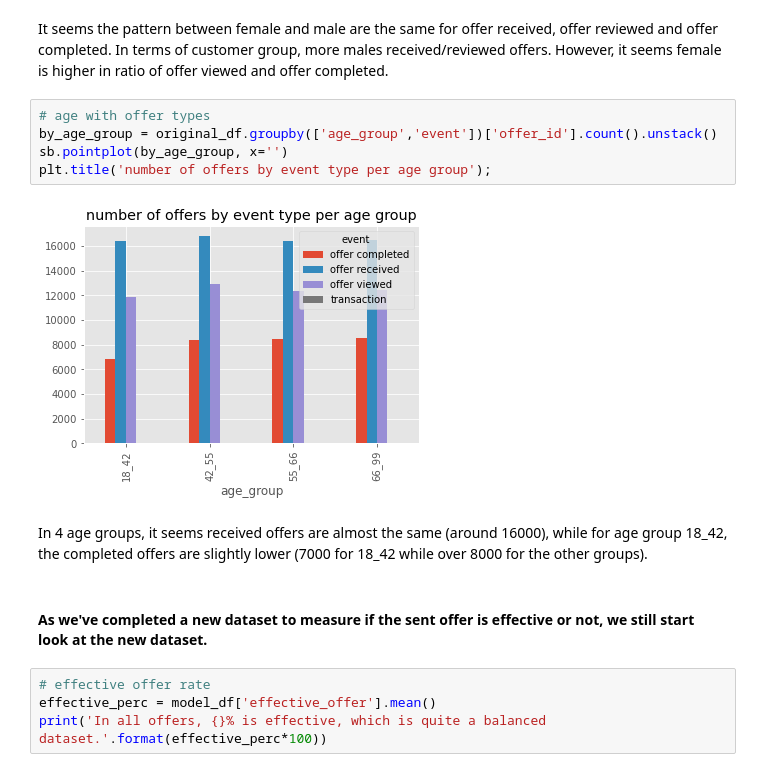
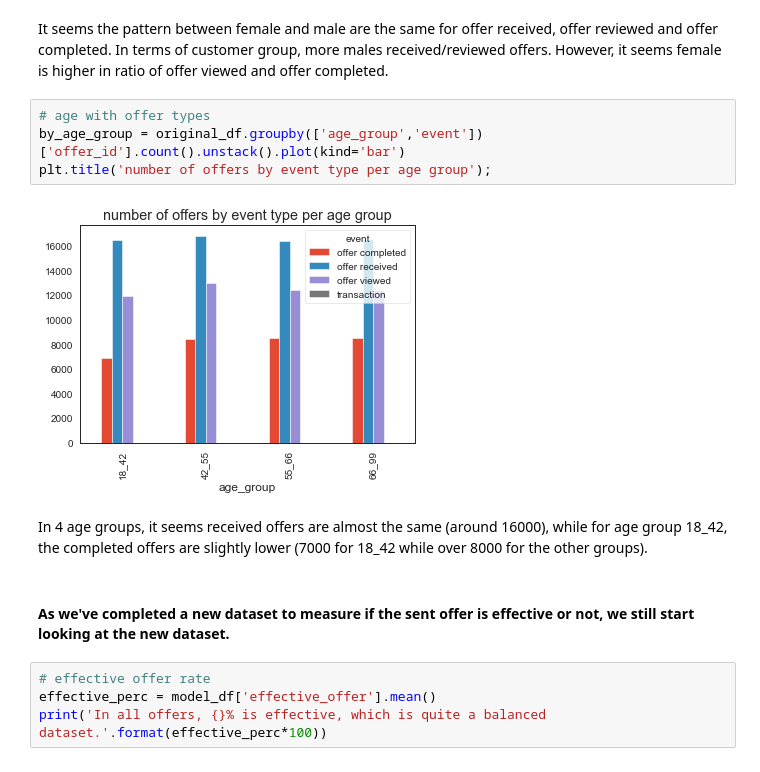
Before and after one commit to xmjuan/starbucks_capstone, a Jupyter notebook: Starbucks_Capstone_notebook.ipynb, the cells around one changed output. Drawn from its saved outputs; the diff is of its cells as text.

```diff
--- a/Starbucks_Capstone_notebook.ipynb
+++ b/Starbucks_Capstone_notebook.ipynb
@@ -719,15 +720,14 @@ plt.title('number of offers by event type per gender');
 It seems the pattern between female and male are the same for offer received, offer reviewed and offer completed. In terms of customer group, more males received/reviewed offers. However, it seems female is higher in ratio of offer viewed and offer completed.
 # %%
 # age with offer types
-by_age_group = original_df.groupby(['age_group','event'])['offer_id'].count().unstack()
-sb.pointplot(by_age_group, x='')
+by_age_group = original_df.groupby(['age_group','event'])['offer_id'].count().unstack().plot(kind='bar')
 plt.title('number of offers by event type per age group');
 # %% [output]
-[figure, old version]
+[figure, new version]
 # %% [markdown]
 In 4 age groups, it seems received offers are almost the same (around 16000), while for age group 18_42, the completed offers are slightly lower (7000 for 18_42 while over 8000 for the other groups).
 # %% [markdown]
-#### As we've completed a new dataset to measure if the sent offer is effective or not, we still start look at the new dataset.
+#### As we've completed a new dataset to measure if the sent offer is effective or not, we still start looking at the new dataset.
 # %%
 # effective offer rate
 effective_perc = model_df['effective_offer'].mean()
```
Also changed, not shown: parts of 52 cells of this notebook, 4 other files.
